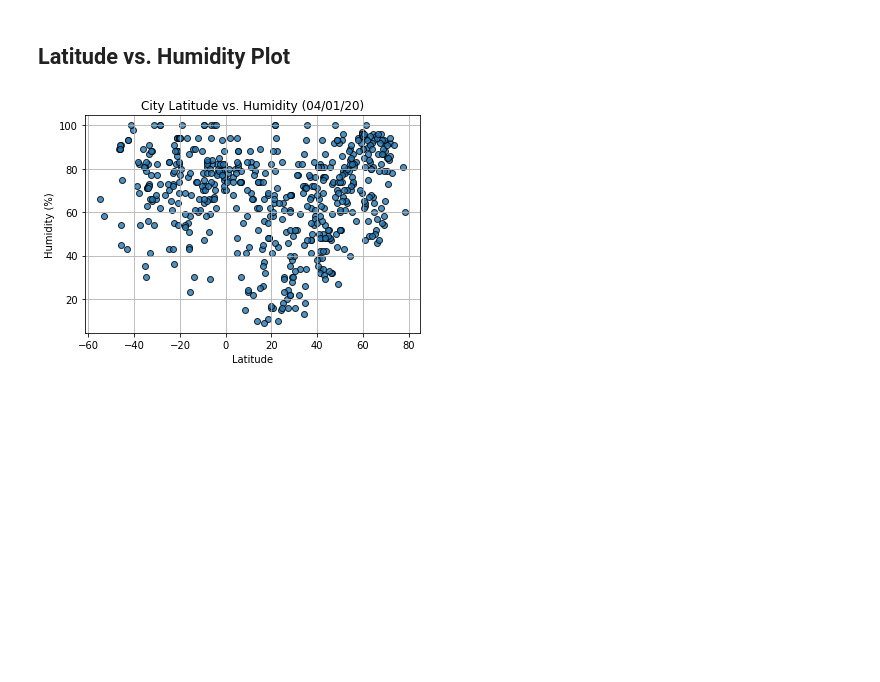
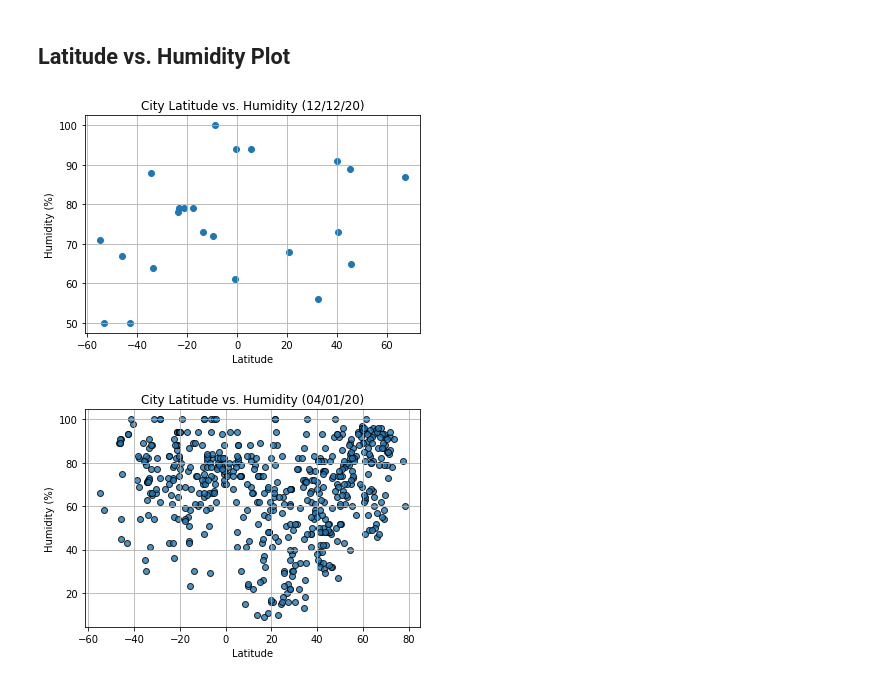
Before and after one commit to thallegacy/python-api-challenge, a Jupyter notebook: WeatherVacationPy/WeatherPy.ipynb, the cells around one changed output. Saved outputs shown, nothing was run; the diff lists cells and outputs as text; code cells hidden in the pictures; blank space fills up the shorter version.

```diff
--- a/WeatherVacationPy/WeatherPy.ipynb
+++ b/WeatherVacationPy/WeatherPy.ipynb
@@ -320,6 +320,23 @@ plt.show()
 [figure]
 # %% [markdown]
 ## Latitude vs. Humidity Plot
+# %%
+# Plot the data (scatter)
+plt.scatter(clean_city_data["Lat"], clean_city_data["Humidity"], marker="o")
+
+# Format the gragh
+plt.title(f'City Latitude vs. Humidity ({time.strftime("%D")})')
+plt.xlabel("Latitude")
+plt.ylabel("Humidity (%)")
+plt.grid(True)
+
+# Save the graph
+plt.savefig("output_data/Lat_vs_Humidity.png")
+
+# Display the graph
+plt.show()
+# %% [output]
+[figure, added]
 # %%
 # %% [output]
 [figure]
```
Also changed, not shown: parts of 11 cells of this notebook, 5 other files.
